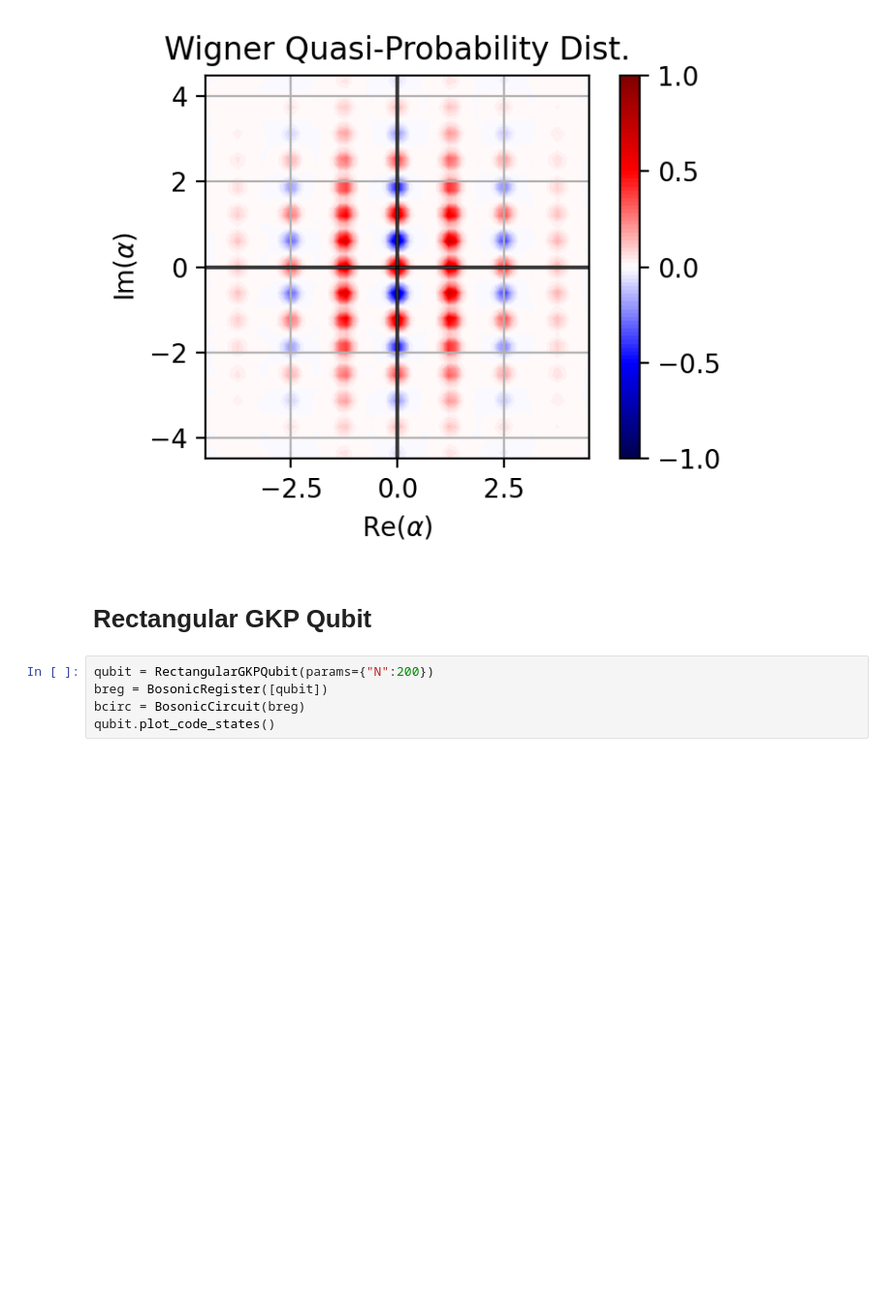
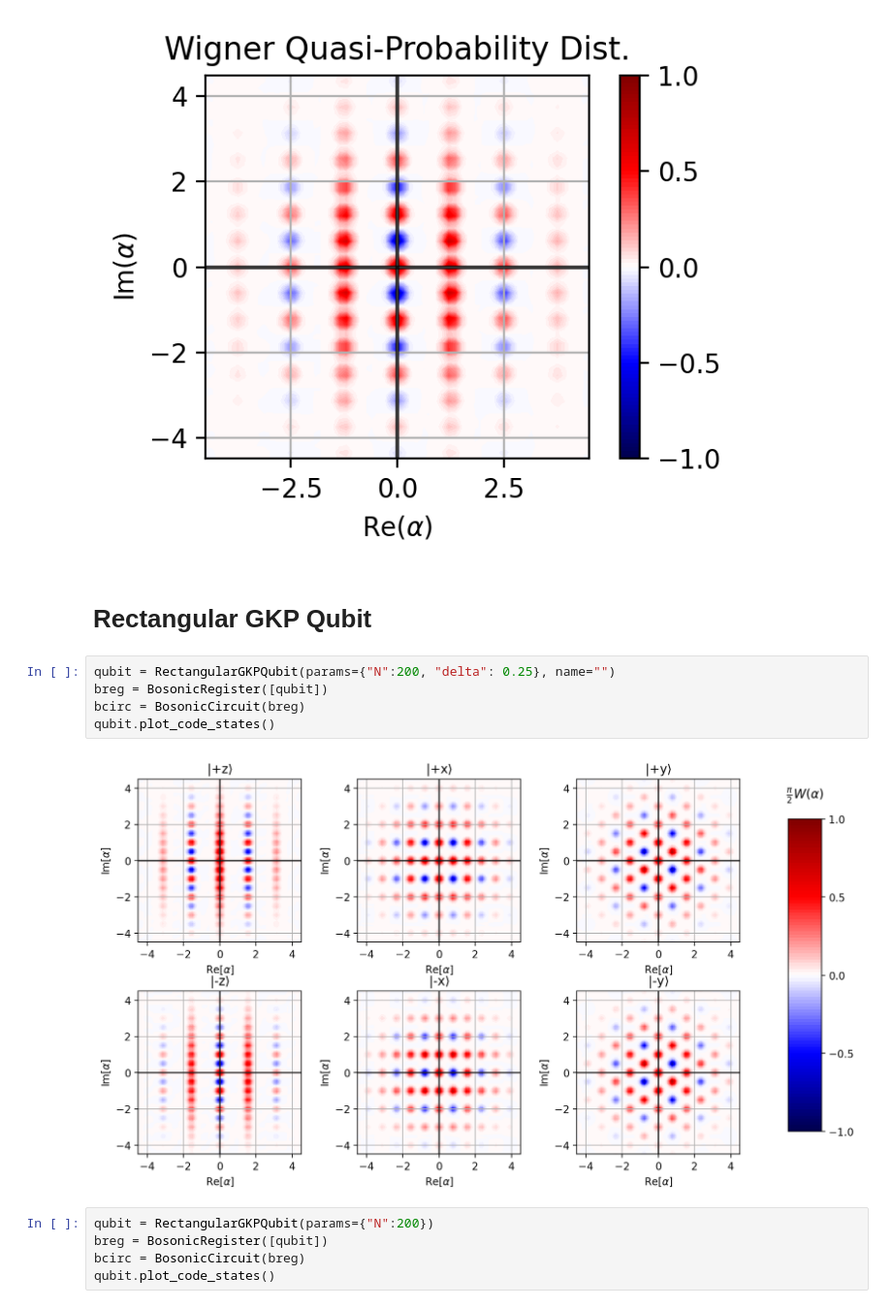
Before and after one commit to EQuS/bosonic, a Jupyter notebook: tutorials/gkp/1-codes.ipynb, the cells around one changed output. Shown at 97% size. Cells and saved outputs as stored; diff of their text form; blank space fills up the shorter version.

```diff
--- a/tutorials/gkp/1-codes.ipynb
+++ b/tutorials/gkp/1-codes.ipynb
@@ -38,6 +38,13 @@ results.plot(bcirc,0)
 [figure]
 # %% [markdown]
 # Rectangular GKP Qubit
+# %%
+qubit = RectangularGKPQubit(params={"N":200, "delta": 0.25}, name="")
+breg = BosonicRegister([qubit])
+bcirc = BosonicCircuit(breg)
+qubit.plot_code_states()
+# %% [output]
+[figure, added]
 # %%
 qubit = RectangularGKPQubit(params={"N":200})
 breg = BosonicRegister([qubit])
```
Also changed, not shown: 3 other files.
